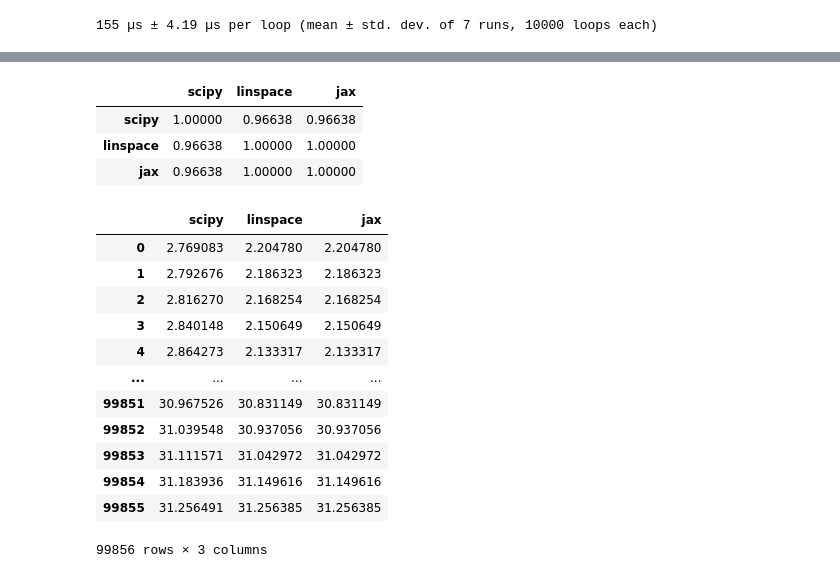
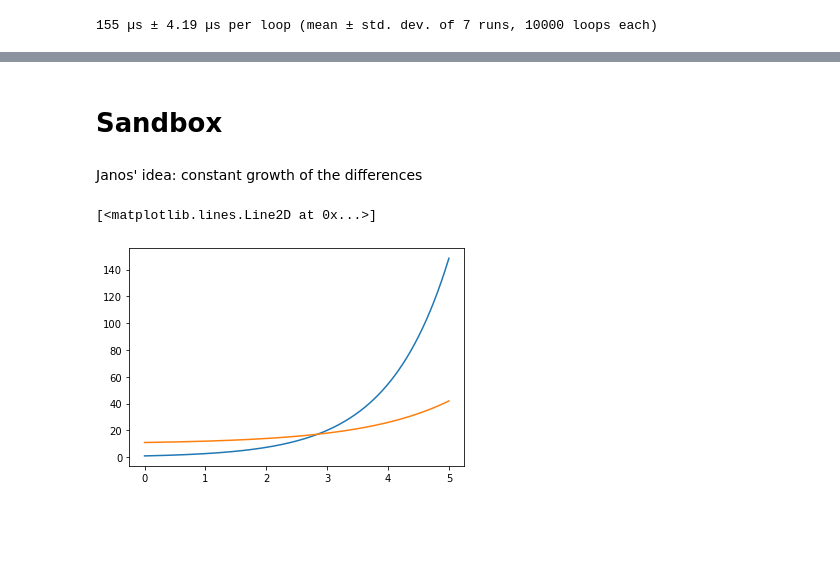
Before and after one commit to OpenSourceEconomics/lcm, a Jupyter notebook: src/lcm/sandbox/interpolation_CZ.ipynb, the cells around one changed output, grey strips where cells are left out. Saved outputs shown, nothing was run; the diff lists cells and outputs as text; code cells hidden in the pictures; blank space fills up the shorter version.

```diff
--- a/src/lcm/sandbox/interpolation_CZ.ipynb
+++ b/src/lcm/sandbox/interpolation_CZ.ipynb
@@ -472,28 +566,14 @@ jax_res = func(*args)
-# %%
-import pandas as pd
-df = pd.DataFrame()
-df["scipy"] = scipy_res.flatten()
-df["linspace"] = linspace_res
-df["jax"] = jax_res
-df.corr()
-# %% [output]
-|  | scipy | linspace | jax |
-| scipy | 1.00000 | 0.96638 | 0.96638 |
-| linspace | 0.96638 | 1.00000 | 1.00000 |
-| jax | 0.96638 | 1.00000 | 1.00000 |
-# %%
-df
-# %% [output]
-|  | scipy | linspace | jax |
-| 0 | 2.769083 | 2.204780 | 2.204780 |
-| 1 | 2.792676 | 2.186323 | 2.186323 |
-| 2 | 2.816270 | 2.168254 | 2.168254 |
-| 3 | 2.840148 | 2.150649 | 2.150649 |
-| 4 | 2.864273 | 2.133317 | 2.133317 |
-| ... | ... | ... | ... |
-| 99851 | 30.967526 | 30.831149 | 30.831149 |
-| 99852 | 31.039548 | 30.937056 | 30.937056 |
-| 99853 | 31.111571 | 31.042972 | 31.042972 |
-| 99854 | 31.183936 | 31.149616 | 31.149616 |
-| 99855 | 31.256491 | 31.256385 | 31.256385 |
-99856 rows × 3 columns
+# %% [markdown]
+# Sandbox
+# %% [markdown]
+Janos' idea: constant growth of the differences
+# %%
+import matplotlib.pyplot as plt
+x = np.linspace(0, 5, 1000)
+y_exp = np.exp(x)
+y_bas2 = 2 ** x + 10
+plt.plot(x, y_exp)
+plt.plot(x, y_bas2)
+# %% [output]
+[<matplotlib.lines.Line2D at 0x...>]
+[figure, added]
```
Also changed, not shown: parts of 17 cells of this notebook, 3 other files.
